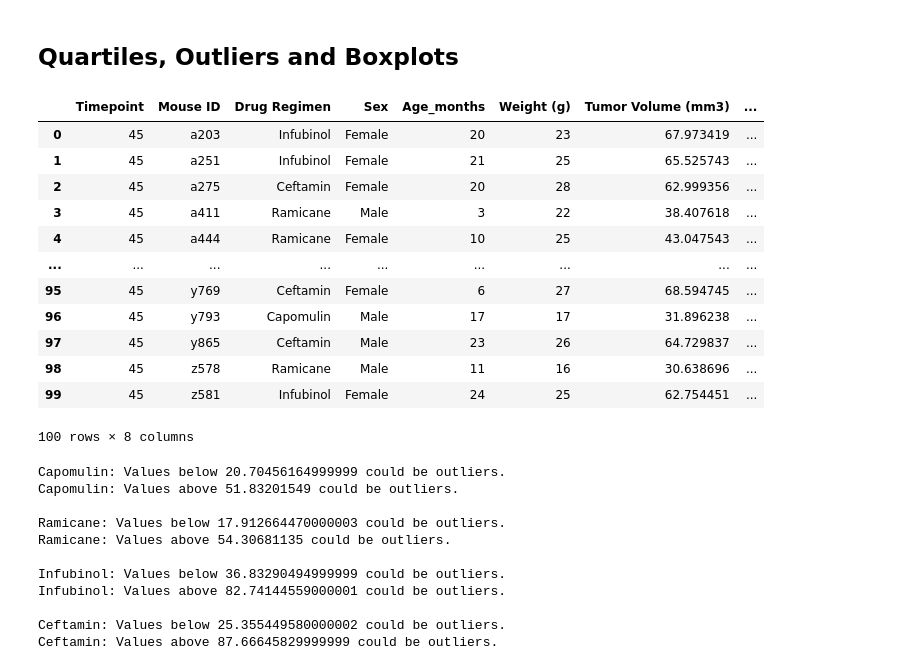
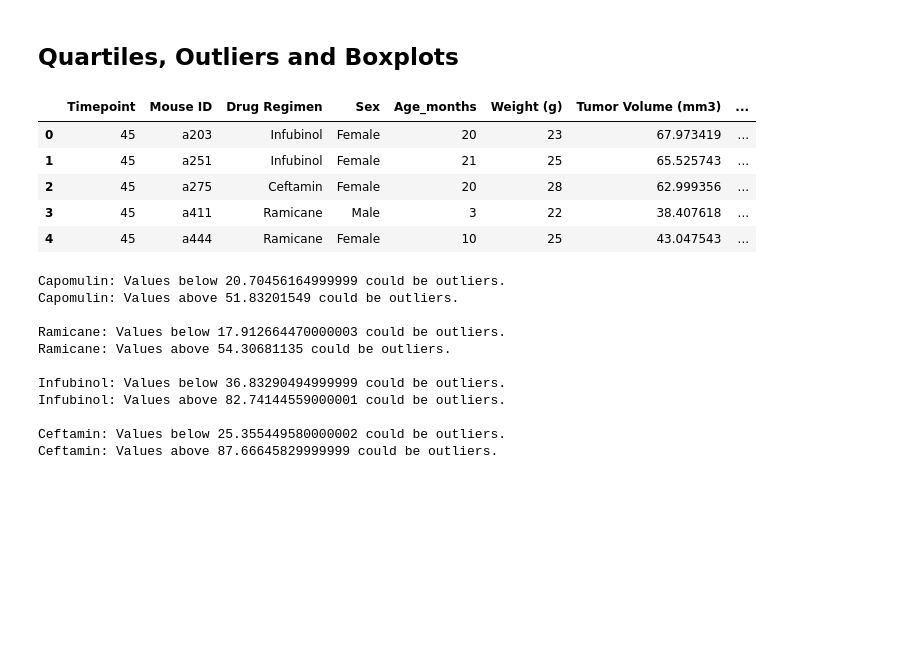
Before and after one commit to HaifaNajdawi/Matplotlib_The_power_of_plot, a Jupyter notebook: Pymaceuticals/pymaceuticals_starter.ipynb, the cells around one changed output. Saved outputs shown, nothing was run; the diff lists cells and outputs as text; code cells hidden in the pictures; blank space fills up the shorter version.

```diff
--- a/Pymaceuticals/pymaceuticals_starter.ipynb
+++ b/Pymaceuticals/pymaceuticals_starter.ipynb
@@ -185,34 +197,27 @@ plt.show()
 # %%
 # Calculate the final tumor volume of each mouse across four of the treatment regimens:
 # Capomulin, Ramicane, Infubinol, and Ceftamin
 
 
 filtered_by_drug= clean_df[(clean_df["Drug Regimen"] == 'Capomulin') | (clean_df["Drug Regimen"] == 'Ramicane') |
 (clean_df["Drug Regimen"] == 'Infubinol') | (clean_df["Drug Regimen"] == 'Ceftamin')]
 
 
 # Start by getting the last (greatest) timepoint for each mouse
 max_timepoint_tumor= filtered_by_drug.groupby('Mouse ID').max()["Timepoint"]
 max_timepoint_tumor
 
 # Merge this group df with the original dataframe to get the tumor volume at the last timepoint
 merge_drug_and_max_timepoint= pd.merge(max_timepoint_tumor,filtered_by_drug,on=["Timepoint","Mouse ID"])
 
-merge_drug_and_max_timepoint
+merge_drug_and_max_timepoint.head()
 # %% [output]
 |  | Timepoint | Mouse ID | Drug Regimen | Sex | Age_months | Weight (g) | Tumor Volume (mm3) | ... |
 | 0 | 45 | a203 | Infubinol | Female | 20 | 23 | 67.973419 | ... |
 | 1 | 45 | a251 | Infubinol | Female | 21 | 25 | 65.525743 | ... |
 | 2 | 45 | a275 | Ceftamin | Female | 20 | 28 | 62.999356 | ... |
 | 3 | 45 | a411 | Ramicane | Male | 3 | 22 | 38.407618 | ... |
 | 4 | 45 | a444 | Ramicane | Female | 10 | 25 | 43.047543 | ... |
-| ... | ... | ... | ... | ... | ... | ... | ... | ... |
-| 95 | 45 | y769 | Ceftamin | Female | 6 | 27 | 68.594745 | ... |
-| 96 | 45 | y793 | Capomulin | Male | 17 | 17 | 31.896238 | ... |
-| 97 | 45 | y865 | Ceftamin | Male | 23 | 26 | 64.729837 | ... |
-| 98 | 45 | z578 | Ramicane | Male | 11 | 16 | 30.638696 | ... |
-| 99 | 45 | z581 | Infubinol | Female | 24 | 25 | 62.754451 | ... |
-100 rows × 8 columns
 # %%
 # Put treatments into a list for for loop (and later for plot labels)
 tretment_list =["Capomulin", "Ramicane", "Infubinol", "Ceftamin"]
```
Also changed, not shown: parts of 3 cells of this notebook.
